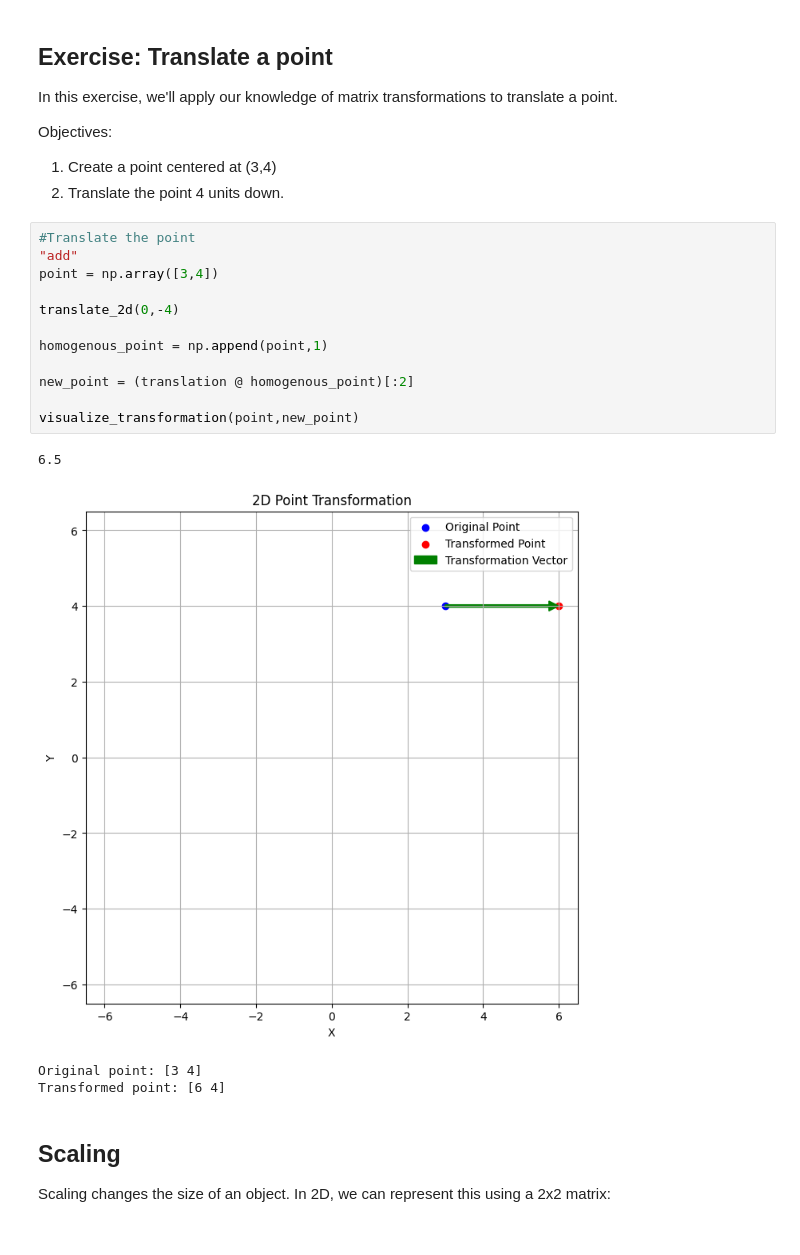
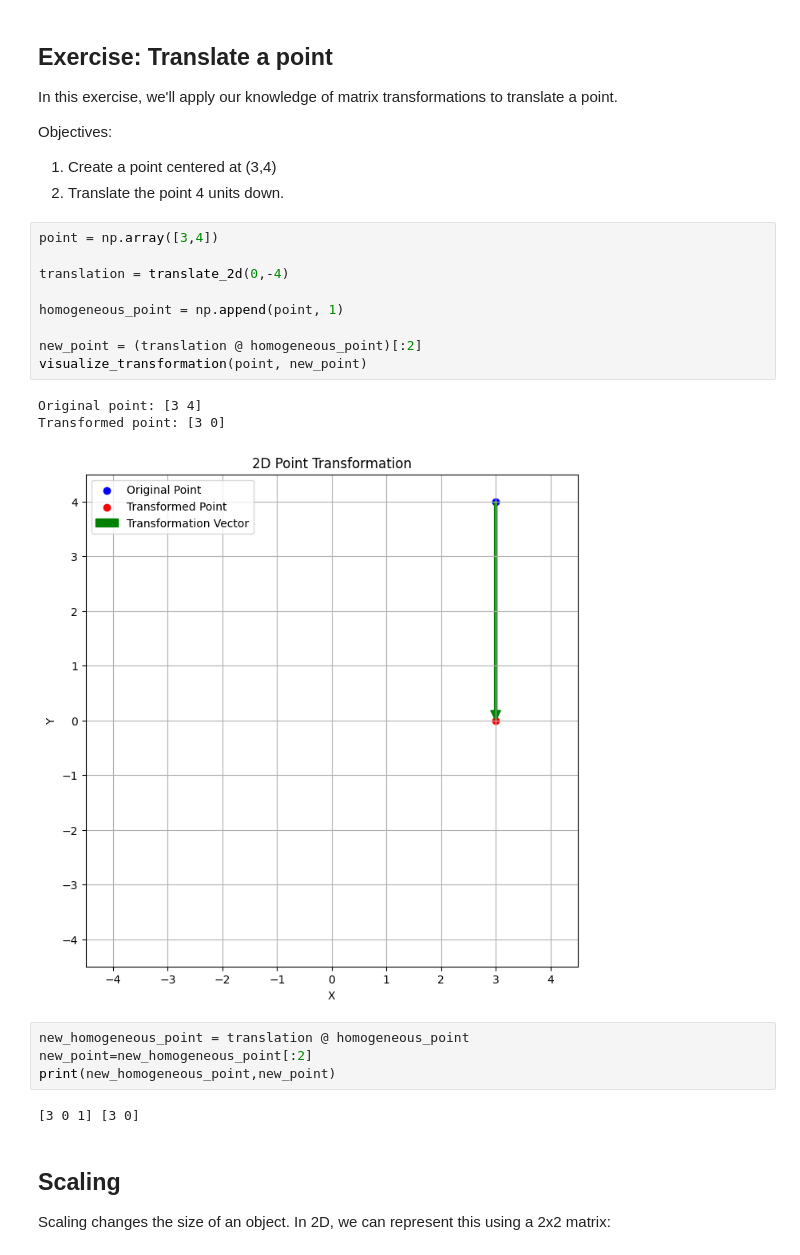
Before and after one commit to Gittedhub774/bme3053c, a Jupyter notebook: lessons-solved/06_Matrix_Transformations.ipynb, the cells around one changed output. Cells and saved outputs as stored; diff of their text form.

```diff
--- a/lessons-solved/06_Matrix_Transformations.ipynb
+++ b/lessons-solved/06_Matrix_Transformations.ipynb
@@ -184,22 +161,24 @@ Objectives:
 1. Create a point centered at (3,4)
 2. Translate the point 4 units down.
 # %%
-#Translate the point
-"add"
 point = np.array([3,4])
 
-translate_2d(0,-4)
+translation = translate_2d(0,-4)
 
-homogenous_point = np.append(point,1)
+homogeneous_point = np.append(point, 1)
 
-new_point = (translation @ homogenous_point)[:2]
-
-visualize_transformation(point,new_point)
+new_point = (translation @ homogeneous_point)[:2]
+visualize_transformation(point, new_point)
 # %% [output]
-6.5
+Original point: [3 4]
+Transformed point: [3 0]
-[figure, old version]
+[figure, new version]
-Original point: [3 4]
-Transformed point: [6 4]
+# %%
+new_homogeneous_point = translation @ homogeneous_point
+new_point=new_homogeneous_point[:2]
+print(new_homogeneous_point,new_point)
+# %% [output]
+[3 0 1] [3 0]
 # %% [markdown]
 ## Scaling
 
```
Also changed, not shown: parts of 19 cells of this notebook.
